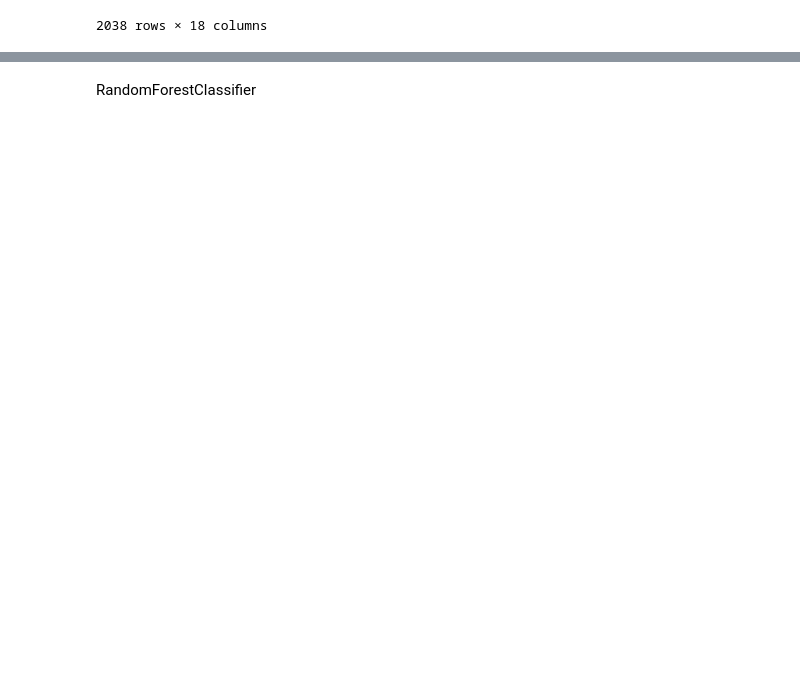
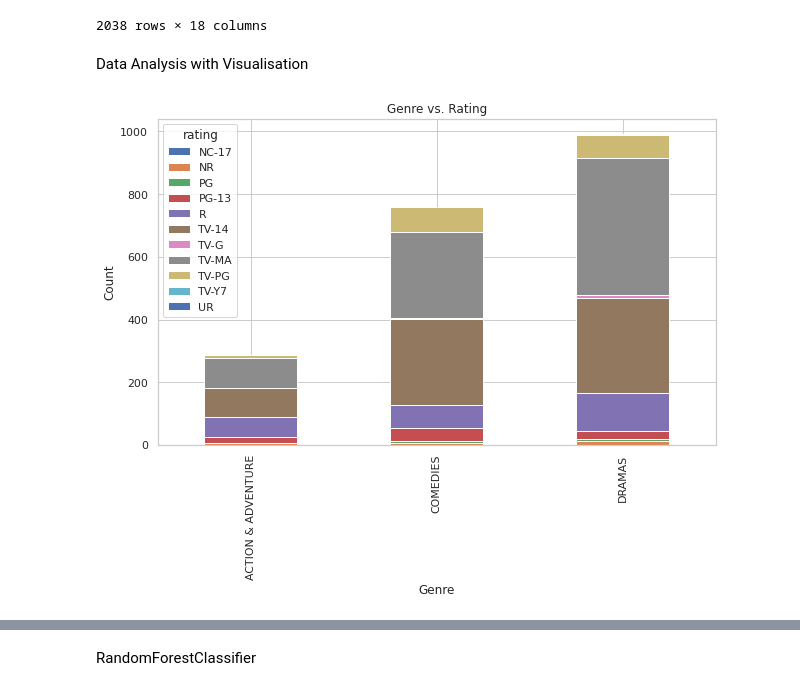
Before and after one commit to akashganesan1/Netflix-Shows-Movies-Genre-Prediction, a Jupyter notebook: Netflix Genre Prediction.ipynb, the cells around one changed output, grey strips where cells are left out. Saved outputs shown, nothing was run; the diff lists cells and outputs as text; code cells hidden in the pictures; blank space fills up the shorter version.

```diff
--- a/Netflix Genre Prediction.ipynb
+++ b/Netflix Genre Prediction.ipynb
@@ -271,3 +271,17 @@ df
 | 2036 | S8802 | MOVIE | ZINZANA | MAJID AL ANSARI | UNITED ARAB EMIRATES, JORDAN | MARCH 9, 2016 | 2015 | TV-MA | 96 MIN | ... |
 | 2037 | S8807 | MOVIE | ZUBAAN | MOZEZ SINGH | INDIA | MARCH 2, 2019 | 2015 | TV-14 | 111 MIN | ... |
 2038 rows × 18 columns
+# %% [markdown]
+Data Analysis with Visualisation
+# %%
+cross_tab = pd.crosstab(df['genre_1'], df['rating'])
+
+# Plot a stacked bar plot
+sns.set(style='whitegrid')
+ax = cross_tab.plot(kind='bar', stacked=True, figsize=(10, 6))
+ax.set_xlabel('Genre')
+ax.set_ylabel('Count')
+ax.set_title('Genre vs. Rating')
+plt.show()
+# %% [output]
+[figure, added]
```
Also changed, not shown: parts of 13 cells of this notebook.
